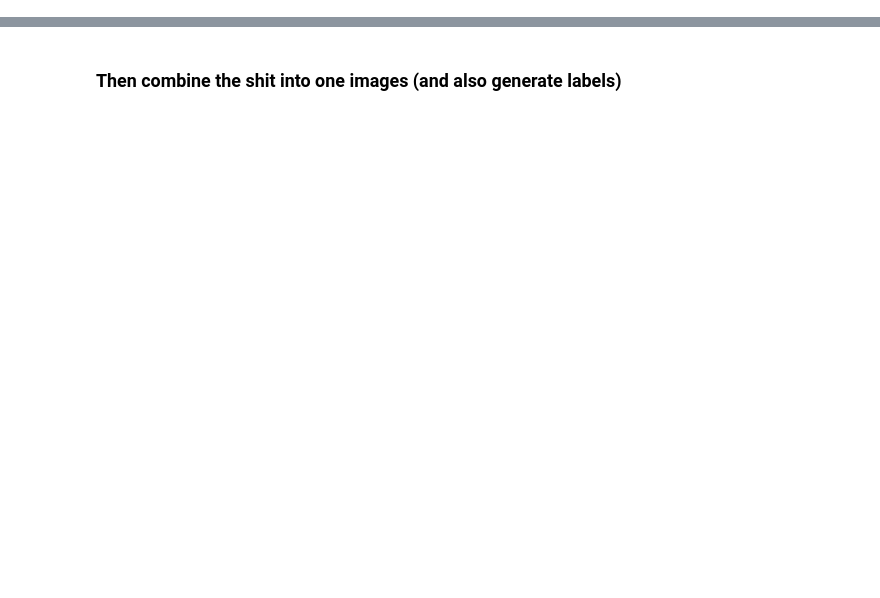
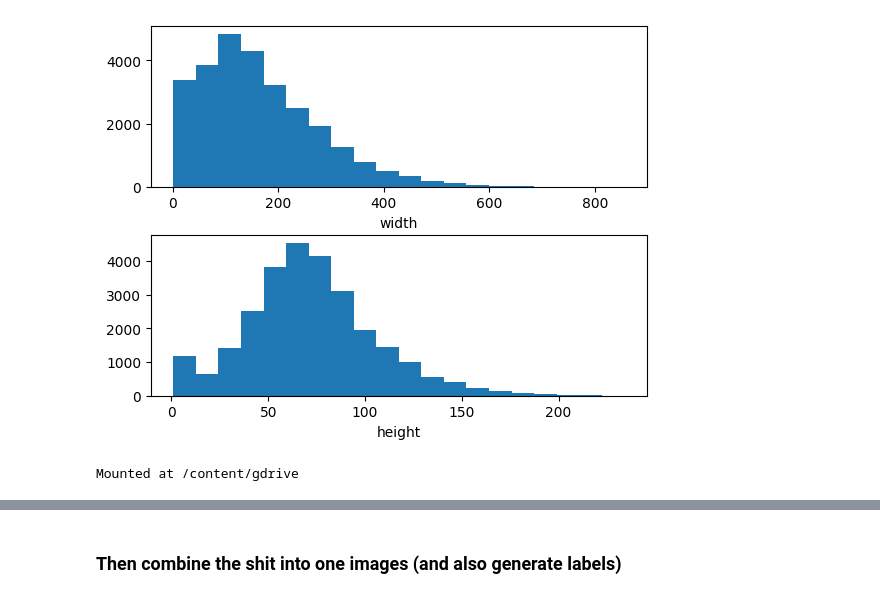
Before and after one commit to Leamich/Ragaik, a Jupyter notebook: segmentation_dataset/generator.ipynb, the cells around one changed output, grey strips where cells are left out. Drawn from its saved outputs; the diff is of its cells as text; code cells hidden in the pictures; blank space fills up the shorter version.

```diff
--- a/segmentation_dataset/generator.ipynb
+++ b/segmentation_dataset/generator.ipynb
@@ -53,0 +100,23 @@ filter('data/russian', 'data/russian_out')
+# %%
+ws, hs = [], []
+for im in result_path.glob("*.png"):
+    h, w = cv2.imread(im, cv2.IMREAD_GRAYSCALE).shape
+    ws.append(w)
+    hs.append(h)
+ws = np.array(ws)
+hs = np.array(hs)
+# %%
+_, [ax1, ax2] = plt.subplots(2, 1)
+ax1.hist(ws, bins=20), ax1.set_xlabel("width")
+ax2.hist(hs, bins=20), ax2.set_xlabel("height")
+plt.subplots_adjust(hspace=0.3)
+plt.show()
+# %% [output]
+[figure, added]
+# %%
+from google.colab import drive
+drive.mount("/content/gdrive")
+
+drive_path = Path("/content/gdrive/MyDrive/ragaik")
+# %% [output]
+Mounted at /content/gdrive
```
Also changed, not shown: parts of 68 cells of this notebook.
